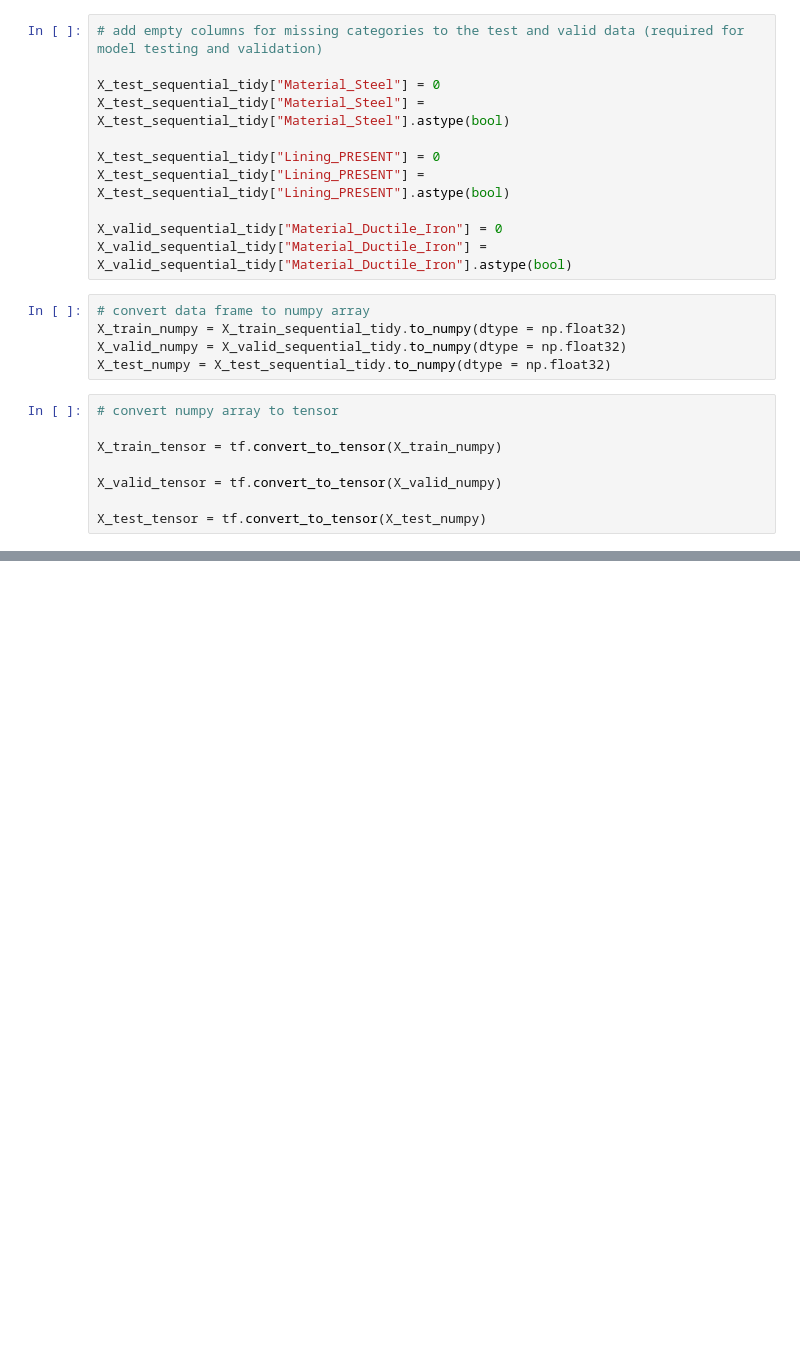
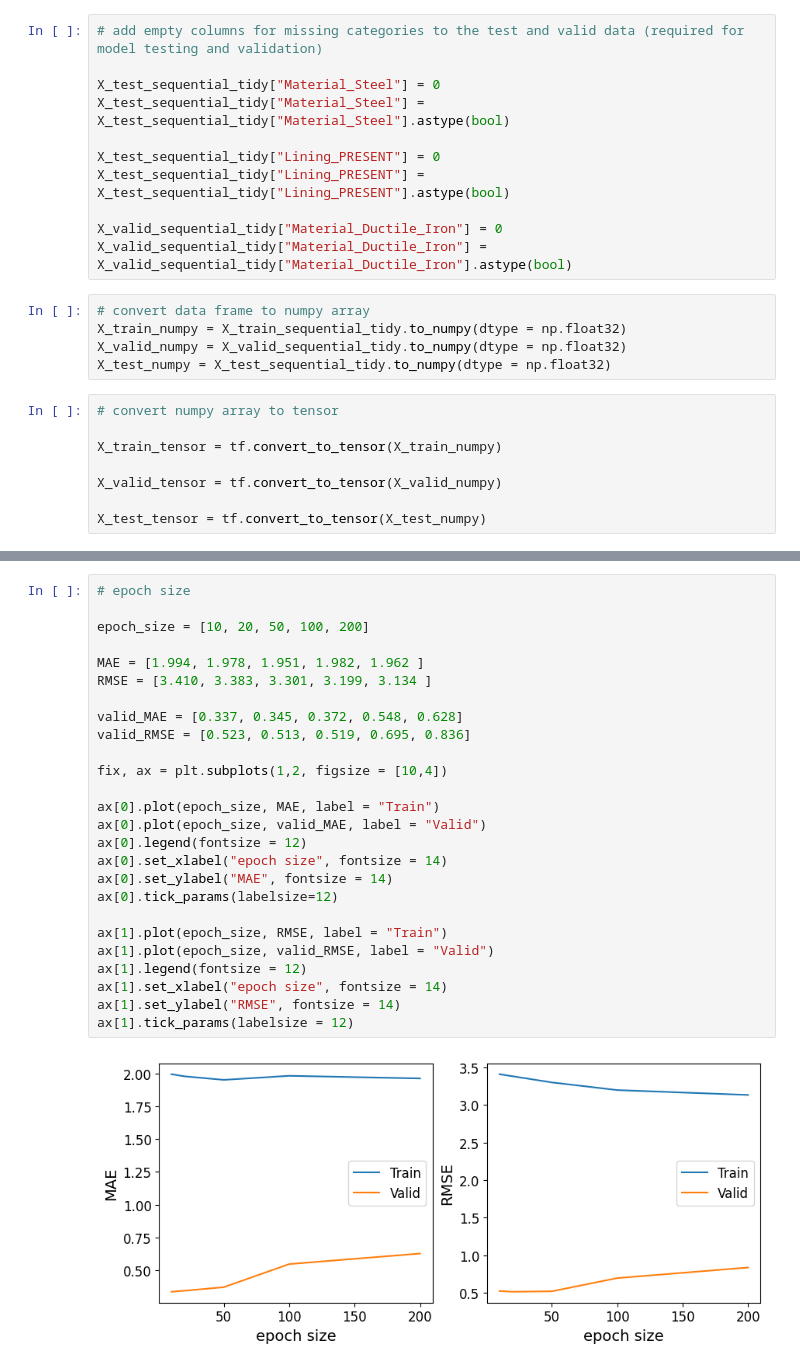
Before and after one commit to UlaStats/MSc-project-pipe-failure-prediction, a Jupyter notebook: Modelling_RNN_and_LSTM.ipynb, the cells around one changed output, grey strips where cells are left out. Cells and saved outputs as stored; diff of their text form; blank space fills up the shorter version.

```diff
--- a/Modelling_RNN_and_LSTM.ipynb
+++ b/Modelling_RNN_and_LSTM.ipynb
@@ -245,0 +447,28 @@ model_LSTM.evaluate(X_test_tensor, y_test_sequential_tidy)
+# %%
+# epoch size
+
+epoch_size = [10, 20, 50, 100, 200]
+
+MAE = [1.994, 1.978, 1.951, 1.982, 1.962 ]
+RMSE = [3.410, 3.383, 3.301, 3.199, 3.134 ]
+
+valid_MAE = [0.337, 0.345, 0.372, 0.548, 0.628]
+valid_RMSE = [0.523, 0.513, 0.519, 0.695, 0.836]
+
+fix, ax = plt.subplots(1,2, figsize = [10,4])
+
+ax[0].plot(epoch_size, MAE, label = "Train")
+ax[0].plot(epoch_size, valid_MAE, label = "Valid")
+ax[0].legend(fontsize = 12)
+ax[0].set_xlabel("epoch size", fontsize = 14)
+ax[0].set_ylabel("MAE", fontsize = 14)
+ax[0].tick_params(labelsize=12)
+
+ax[1].plot(epoch_size, RMSE, label = "Train")
+ax[1].plot(epoch_size, valid_RMSE, label = "Valid")
+ax[1].legend(fontsize = 12)
+ax[1].set_xlabel("epoch size", fontsize = 14)
+ax[1].set_ylabel("RMSE", fontsize = 14)
+ax[1].tick_params(labelsize = 12)
+# %% [output]
+[figure, added]
```
Also changed, not shown: parts of 56 cells of this notebook.
